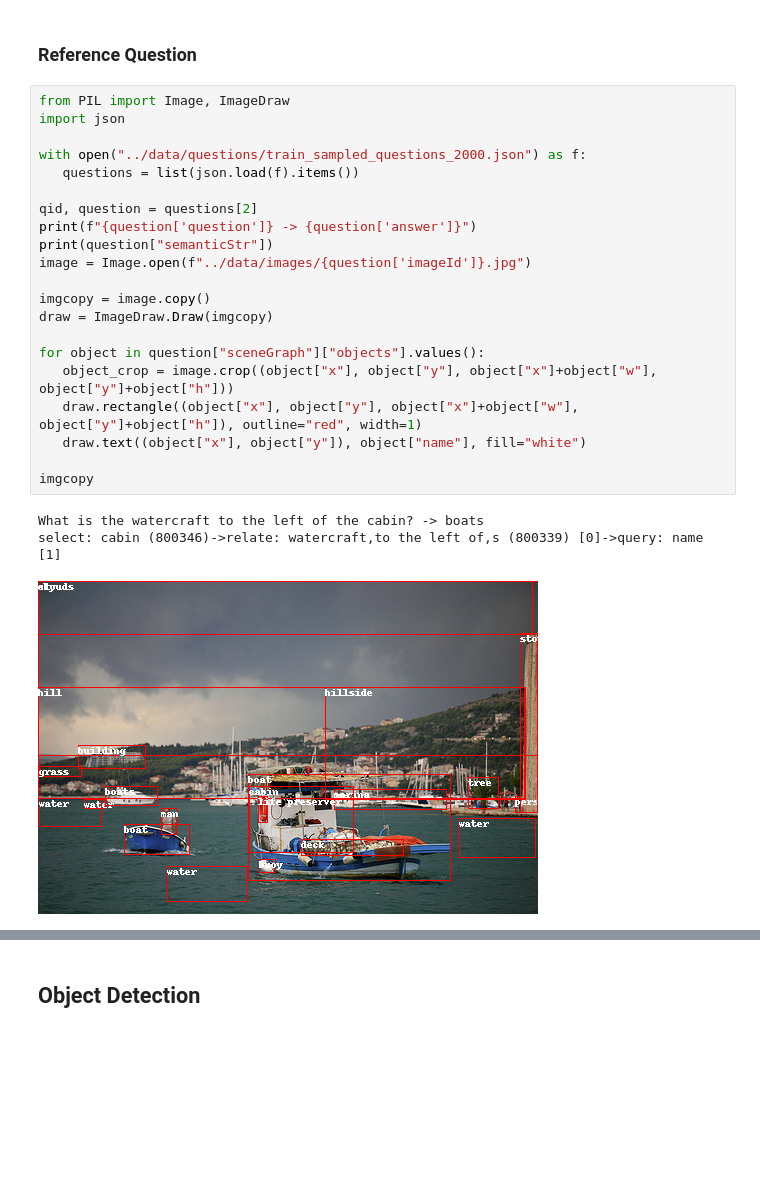
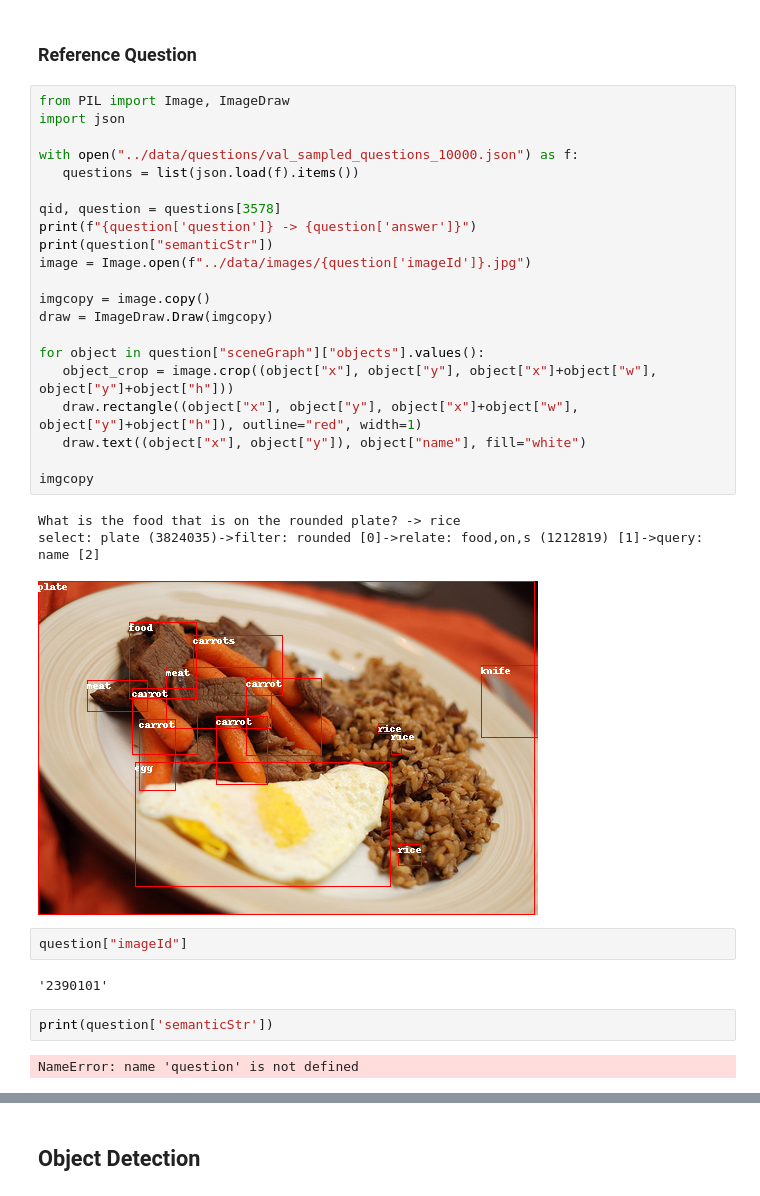
Before and after one commit to winnedatsch/tuw-master-thesis, a Jupyter notebook: notebooks/vqa.ipynb, the cells around one changed output, grey strips where cells are left out. Drawn from its saved outputs; the diff is of its cells as text; blank space fills up the shorter version.

```diff
--- a/notebooks/vqa.ipynb
+++ b/notebooks/vqa.ipynb
@@ -48,25 +48,33 @@ object_detector = OWLViTObjectDetector(gpu)
 # %%
 from PIL import Image, ImageDraw
 import json
 
-with open("../data/questions/train_sampled_questions_2000.json") as f:
+with open("../data/questions/val_sampled_questions_10000.json") as f:
    questions = list(json.load(f).items())
 
-qid, question = questions[2]
+qid, question = questions[3578]
 print(f"{question['question']} -> {question['answer']}")
 print(question["semanticStr"])
 image = Image.open(f"../data/images/{question['imageId']}.jpg")
 
 imgcopy = image.copy()
 draw = ImageDraw.Draw(imgcopy)
 
 for object in question["sceneGraph"]["objects"].values():
    object_crop = image.crop((object["x"], object["y"], object["x"]+object["w"], object["y"]+object["h"]))
    draw.rectangle((object["x"], object["y"], object["x"]+object["w"], object["y"]+object["h"]), outline="red", width=1)
    draw.text((object["x"], object["y"]), object["name"], fill="white")
 
 imgcopy
 # %% [output]
-What is the watercraft to the left of the cabin? -> boats
-select: cabin (800346)->relate: watercraft,to the left of,s (800339) [0]->query: name [1]
+What is the food that is on the rounded plate? -> rice
+select: plate (3824035)->filter: rounded [0]->relate: food,on,s (1212819) [1]->query: name [2]
-[figure, old version]
+[figure, new version]
+# %%
+question["imageId"]
+# %% [output]
+'2390101'
+# %%
+print(question['semanticStr'])
+# %% [output]
+NameError: name 'question' is not defined
```
Also changed, not shown: parts of 2 cells of this notebook, 4 other files.
